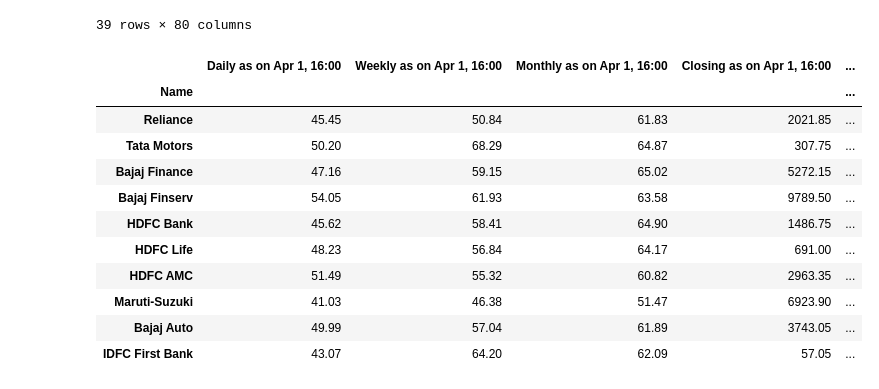
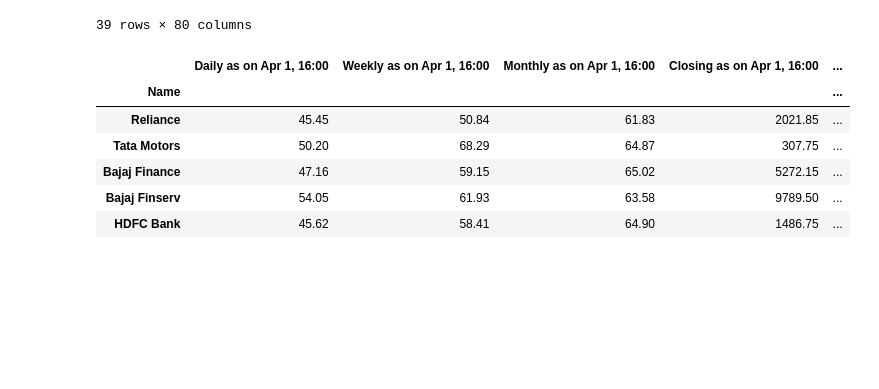
Before and after one commit to decipher07/Broker-2.0, a Jupyter notebook: Driver Code.ipynb, the cells around one changed output. Cells and saved outputs as stored; diff of their text form; code cells hidden in the pictures; blank space fills up the shorter version.

```diff
--- a/Driver Code.ipynb
+++ b/Driver Code.ipynb
@@ -139,20 +139,15 @@ data_record.to_excel('Record-Data.xlsx')
 # rsi_value_of_given_stock("Reliance", "https://www.moneycontrol.com/technical-analysis/relianceindustries/RI/")
 # %%
 test_data = pd.read_excel('Test.xlsx', header=0, index_col=0)
-test_data.head(10)
+test_data.head(5)
 # %% [output]
 |  | Daily as on Apr 1, 16:00 | Weekly as on Apr 1, 16:00 | Monthly as on Apr 1, 16:00 | Closing as on Apr 1, 16:00 | ... |
 | Name |  |  |  |  | ... |
 | Reliance | 45.45 | 50.84 | 61.83 | 2021.85 | ... |
 | Tata Motors | 50.20 | 68.29 | 64.87 | 307.75 | ... |
 | Bajaj Finance | 47.16 | 59.15 | 65.02 | 5272.15 | ... |
 | Bajaj Finserv | 54.05 | 61.93 | 63.58 | 9789.50 | ... |
 | HDFC Bank | 45.62 | 58.41 | 64.90 | 1486.75 | ... |
-| HDFC Life | 48.23 | 56.84 | 64.17 | 691.00 | ... |
-| HDFC AMC | 51.49 | 55.32 | 60.82 | 2963.35 | ... |
-| Maruti-Suzuki | 41.03 | 46.38 | 51.47 | 6923.90 | ... |
-| Bajaj Auto | 49.99 | 57.04 | 61.89 | 3743.05 | ... |
-| IDFC First Bank | 43.07 | 64.20 | 62.09 | 57.05 | ... |
 # %%
 column_length = len(test_data.columns)
 row_length = len(test_data)
```
Also changed, not shown: parts of 4 cells of this notebook.
